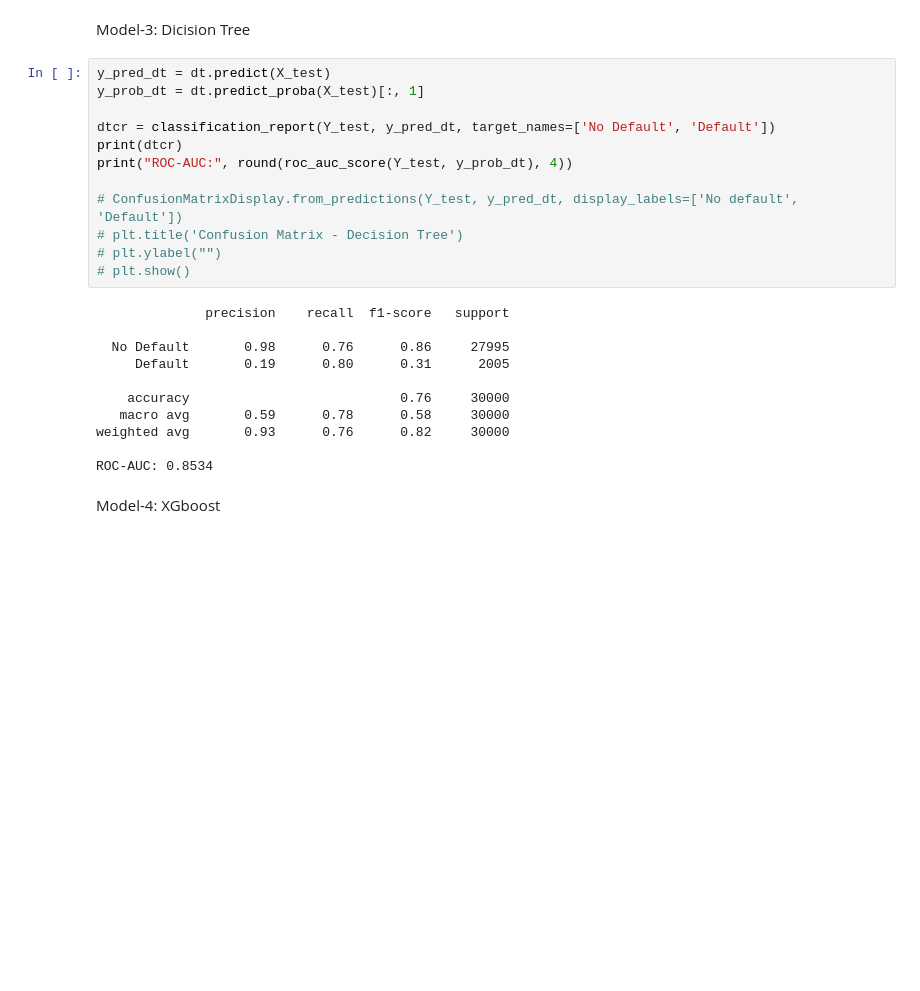
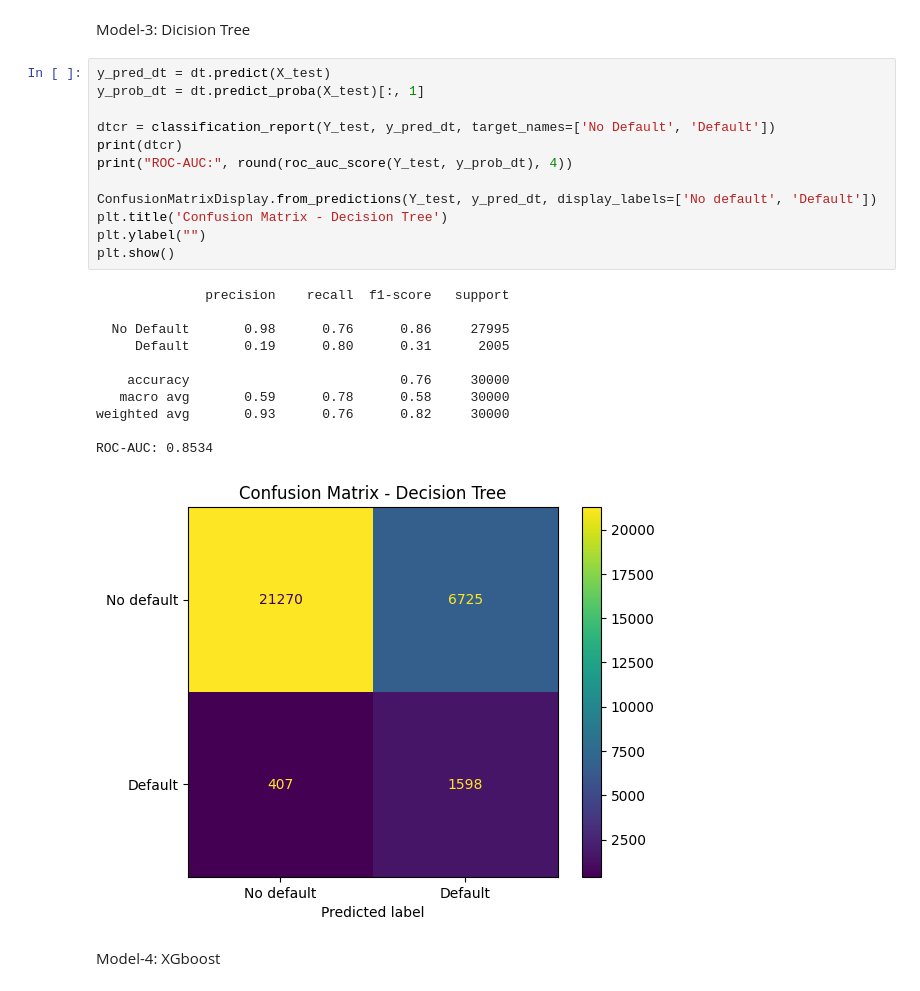
Before and after one commit to ZAWAD1/CodeAlpha_Credit-Prediction-Model, a Jupyter notebook: notebook.ipynb, the cells around one changed output. Drawn from its saved outputs; the diff is of its cells as text; blank space fills up the shorter version.

```diff
--- a/notebook.ipynb
+++ b/notebook.ipynb
@@ -319,26 +483,27 @@ Model-3: Dicision Tree
 # %%
 y_pred_dt = dt.predict(X_test)
 y_prob_dt = dt.predict_proba(X_test)[:, 1]
 
 dtcr = classification_report(Y_test, y_pred_dt, target_names=['No Default', 'Default'])
 print(dtcr)
 print("ROC-AUC:", round(roc_auc_score(Y_test, y_prob_dt), 4))
 
-# ConfusionMatrixDisplay.from_predictions(Y_test, y_pred_dt, display_labels=['No default', 'Default'])
-# plt.title('Confusion Matrix - Decision Tree')
-# plt.ylabel("")
-# plt.show()
+ConfusionMatrixDisplay.from_predictions(Y_test, y_pred_dt, display_labels=['No default', 'Default'])
+plt.title('Confusion Matrix - Decision Tree')
+plt.ylabel("")
+plt.show()
 # %% [output]
               precision    recall  f1-score   support
 
   No Default       0.98      0.76      0.86     27995
      Default       0.19      0.80      0.31      2005
 
     accuracy                           0.76     30000
    macro avg       0.59      0.78      0.58     30000
 weighted avg       0.93      0.76      0.82     30000
 
 ROC-AUC: 0.8534
+[figure, added]
 # %% [markdown]
 Model-4: XGboost
 # %%
```
Also changed, not shown: parts of 53 cells of this notebook.
